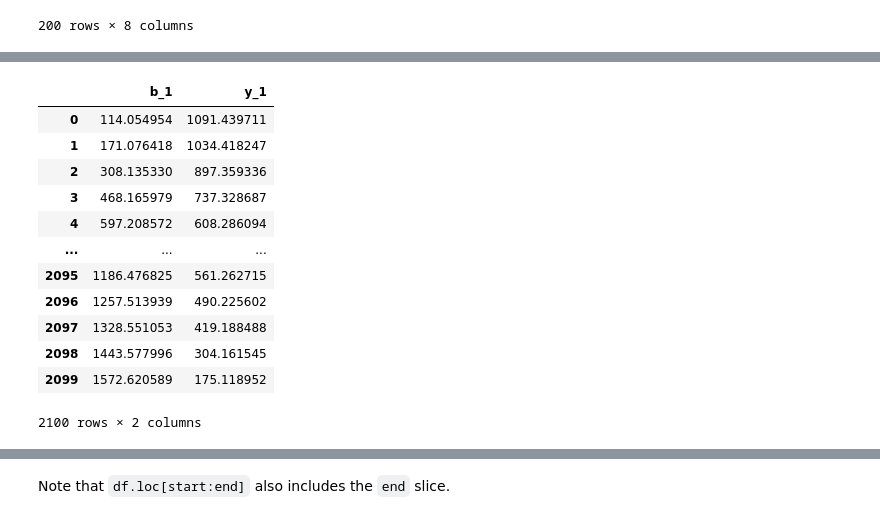
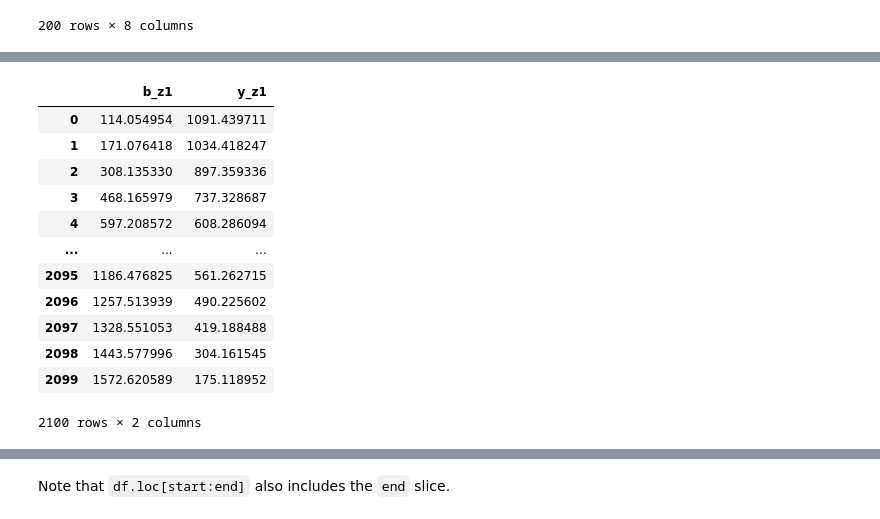
Before and after one commit to MannLabs/alphabase, a Jupyter notebook: nbdev_nbs/peptide/fragment.ipynb, the cells around one changed output, grey strips where cells are left out. Drawn from its saved outputs; the diff is of its cells as text; code cells hidden in the pictures.

```diff
--- a/nbdev_nbs/peptide/fragment.ipynb
+++ b/nbdev_nbs/peptide/fragment.ipynb
@@ -240,7 +237,7 @@ def init_zero_fragment_dataframe(
     Args:
         peplen_array (np.array): peptide lengths for the fragment dataframe
         charged_frag_types (List[str]):
-            `['b_1','b_2','y_1','y_2','b_modloss_1','y_H2O_1'...]`
+            `['b_z1','b_z2','y_z1','y_z2','b_modloss_z1','y_H2O_z1'...]`
     Returns:
         pd.DataFrame: `fragment_df` with zero values
         np.array (int64): the start indices point to the `fragment_df` for each peptide
@@ -283,7 +280,7 @@ def init_fragment_by_precursor_dataframe(
             `precursor_df.frag_start_idx` and `precursor.frag_end_idx`
             point to the indices in `reference_fragment_df`
         charged_frag_types (List):
-            `['b_1+','b_2+','y_1+','y_2+','b_modloss_1+','y_H2O_1+'...]`
+            `['b_z1','b_z2','y_z1','y_z2','b_modloss_z1','y_H2O_z1'...]`
         reference_fragment_df (pd.DataFrame): generate fragment_mass_df based
             on this reference (default: None)
     Returns:
@@ -315,7 +312,7 @@ def init_fragment_by_precursor_dataframe(
     return fragment_df
 # %%
 #export
-def set_sliced_fragment_dataframe(
+def update_sliced_fragment_dataframe(
     fragment_df: pd.DataFrame,
     values: np.array,
     frag_start_end_list: List[Tuple[int,int]],
@@ -326,7 +323,7 @@ def set_sliced_fragment_dataframe(
     Args:
         fragment_df (pd.DataFrame): fragment dataframe to be set
         frag_start_end_list (List[Tuple[int,int]]): e.g. `[(start,end),(start,end),...]`
-        charged_frag_types (List[str]): e.g. `['b_1','b_2','y_1','y_2']`
+        charged_frag_types (List[str]): e.g. `['b_z1','b_z2','y_z1','y_z2']`
     Returns:
         pd.DataFrame: fragment_df after the values are set
     '''
@@ -345,7 +342,7 @@ def get_sliced_fragment_dataframe(
     Args:
         fragment_df (pd.DataFrame): fragment dataframe to be set
         frag_start_end_list (List[Tuple[int,int]]): e.g. `[(start,end),(start,end),...]`
-        charged_frag_types (List[str]): e.g. `['b_1','b_2','y_1','y_2']` (default: None)
+        charged_frag_types (List[str]): e.g. `['b_z1','b_z2','y_z1','y_z2']` (default: None)
     Returns:
         pd.DataFrame: sliced fragment_df. If `charged_frag_types` is None,
         return fragment_df with all columns
@@ -602,7 +599,7 @@ precursor_df
 200 rows × 5 columns
 # %%
 #export
-def set_precursor_mz(
+def update_precursor_mz(
     precursor_df: pd.DataFrame
 )->pd.DataFrame:
     """
@@ -619,18 +616,18 @@ def set_precursor_mz(
     _grouped = precursor_df.groupby('nAA')
     for nAA, df_group in _grouped:
 
-        pepmass = get_peptide_mass_for_same_len_seqs(
+        pep_mass = get_peptide_mass_for_same_len_seqs(
             df_group.sequence.values.astype('U'),
             df_group.mods.values,
-            df_group.mass_shifts.values if 'mass_shifts' in df_group.columns else None
+            df_group.mass_deltas.values if 'mass_deltas' in df_group.columns else None
         )
 
         precursor_df.loc[
             df_group.index, 'precursor_mz'
-        ] = pepmass/df_group.charge + MASS_PROTON
+        ] = pep_mass/df_group.charge + MASS_PROTON
     return precursor_df
 # %%
-precursor_df = set_precursor_mz(precursor_df)
+precursor_df = update_precursor_mz(precursor_df)
 precursor_df
 # %% [output]
 |  | sequence | mods | mod_sites | nAA | charge | precursor_mz |
@@ -685,14 +682,14 @@ fragment_mass_df
 # %%
 _reference_frag_df = fragment_mass_df
 _reference_frag_df[:] = 0
 precursor_df, fragment_mass_df = get_fragment_mass_dataframe(
     precursor_df,
-    ['b_1','y_1'],
+    ['b_z1','y_z1'],
     reference_fragment_df=_reference_frag_df
 )
 fragment_mass_df
 # %% [output]
-|  | b_1 | y_1 |
+|  | b_z1 | y_z1 |
 | 0 | 114.054954 | 1091.439711 |
 | 1 | 171.076418 | 1034.418247 |
 | 2 | 308.135330 | 897.359336 |
```
Also changed, not shown: parts of 10 cells of this notebook, 2 other files.
